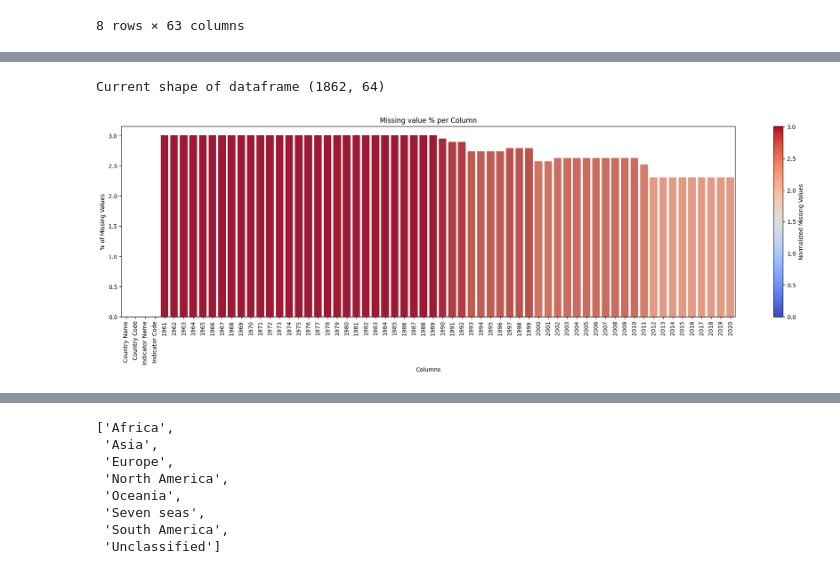
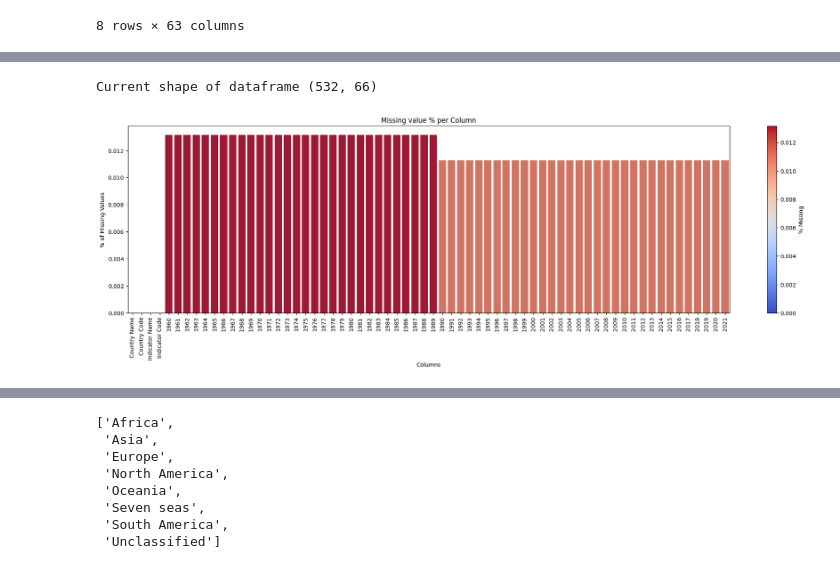
Before and after one commit to DeusNexus/iu-exploratory-data-analysis, a Jupyter notebook: eda-notebook.ipynb, the cells around one changed output, grey strips where cells are left out. Drawn from its saved outputs; the diff is of its cells as text; code cells hidden in the pictures.

Commit message:
Coverted all missing value counts to %

```diff
--- a/eda-notebook.ipynb
+++ b/eda-notebook.ipynb
@@ -84,12 +84,14 @@ df.describe()
 | max | 1.040337e+11 | 1.079593e+11 | 1.109413e+11 | 1.231941e+11 | 1.366833e+11 | 1.475283e+11 | 1.460780e+11 | 1.547463e+11 | 1.597173e+11 | 2.817427e+11 | ... | ... |
 8 rows × 63 columns
 # %%
+# Creating a reusable function for plotting missing values
 def missing_plot(
-        df,
+        df_missing,
+        len_original,
         title='',
         xlabel='Columns',
-        ylabel='Number of Missing Values',
-        cbar_label='Normalized Missing Values',
+        ylabel='% of Missing Values',
+        cbar_label='% Missing',
         cm=plt.cm.coolwarm,
         hline=False,
         hline_y=0,
@@ -97,7 +99,7 @@ def missing_plot(
         hline_color='red'
     ):
     # Normalize the missing values to map them to colors
-    normalized_values = (df - df.min()) / (df.max() - df.min())
+    normalized_values = (df_missing - df_missing.min()) / (df_missing.max() - df_missing.min())
 
     # Create a colormap (you can choose any colormap you like)
     cmap = cm
@@ -106,14 +108,14 @@ def missing_plot(
     fig, ax = plt.subplots(figsize=(24, 6))
 
     # Create a bar plot with custom colors
-    bars = sns.barplot(ax=ax, x=df.index, y=df.values, palette=cmap(normalized_values))
+    bars = sns.barplot(ax=ax, x=df_missing.index, y=df_missing.values / len_original, palette=cmap(normalized_values))
     plt.title(title)
     plt.xlabel(xlabel)
     plt.ylabel(ylabel)
     plt.xticks(rotation=90)
 
     # Create a color bar legend for reference
-    sm = plt.cm.ScalarMappable(cmap=cmap, norm=plt.Normalize(vmin=missing_values.min(), vmax=missing_values.max()))
+    sm = plt.cm.ScalarMappable(cmap=cmap, norm=plt.Normalize(vmin=df_missing.min()/len_original, vmax=df_missing.max()/len_original))
     sm.set_array([])
 
     # Add the colorbar to the same axis (ax) where the bars are plotted
@@ -157,6 +154,6 @@ missing_plot(missing_values_per_indicator_t_sorted,'Missing values grouped by In
 # %%
 # Cleaning up the dataframe for obsolete columns after selection has been performed.
-indicator_keep = 'SP.RUR.TOTL.ZS', 'SP.RUR.TOTL', 'AG.SRF.TOTL.K2', 'AG.LND.TOTL.K2', 'SP.RUR.TOTL.ZG', 'AG.LND.AGRI.K2', 'AG.LND.AGRI.ZS'
+indicator_keep = 'SP.RUR.TOTL.ZS'
 indicator_codes_unique = df['Indicator Code'].unique()
 drop_indicators = [x for x in indicator_codes_unique if x not in indicator_keep]
 
@@ -168,10 +165,10 @@ df['Indicator Code'].unique()
 
 # Calculate the number of missing values per column
 missing_values = df.isnull().sum()
-missing_plot(missing_values,'Missing values per Column',hline_y=7000,hline=True,hline_label='Threshold at 7000')
+missing_plot(missing_values,df.shape[0],'Missing values per Column',hline_y=0.5,hline=True,hline_label='Threshold at 0.5%')
 
-# Dropping the year columns that were mentioned earlier with too many missing values which are still 1960, 2021 and 2022
-df.drop(columns=['1960','2021','2022'],inplace=True)
+# Dropping the year column that was mentioned earlier with too many missing values which is 2022
+df.drop(columns=['2022'],inplace=True)
 
 # Reindexing dataframe
 df.reset_index(inplace=True,drop=True)
@@ -197,10 +194,10 @@ df
 # %%
 # Calculate the number of missing values per column - which has been reduced to below 3% per column on average
 print('Current shape of dataframe',df.shape)
-missing_values = (df.isnull().sum() / df.shape[0]) * 100
-missing_plot(missing_values,'Missing value % per Column',ylabel='% of Missing Values',hline_y=100,hline=False,hline_label='Threshold at 7000')
+missing_values = df.isnull().sum()
+missing_plot(missing_values,df.shape[0],'Missing value % per Column',ylabel='% of Missing Values',hline_y=0.5,hline=False,hline_label='Threshold at 0.5%')
 # %% [output]
-Current shape of dataframe (1862, 64)
+Current shape of dataframe (532, 66)
-[figure, old version]
+[figure, new version]
 # %%
 # Remaining missing value data e.g. for 1961
```
Also changed, not shown: parts of 8 cells of this notebook.
